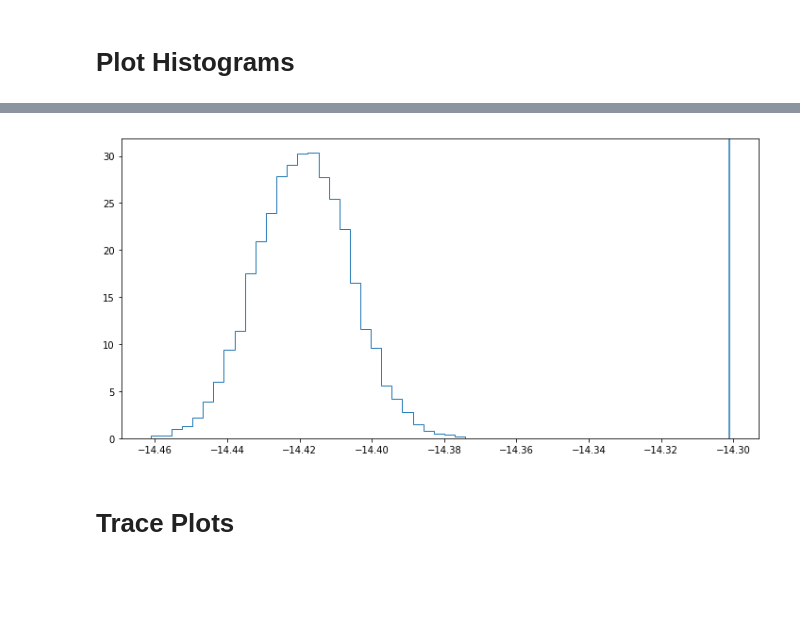
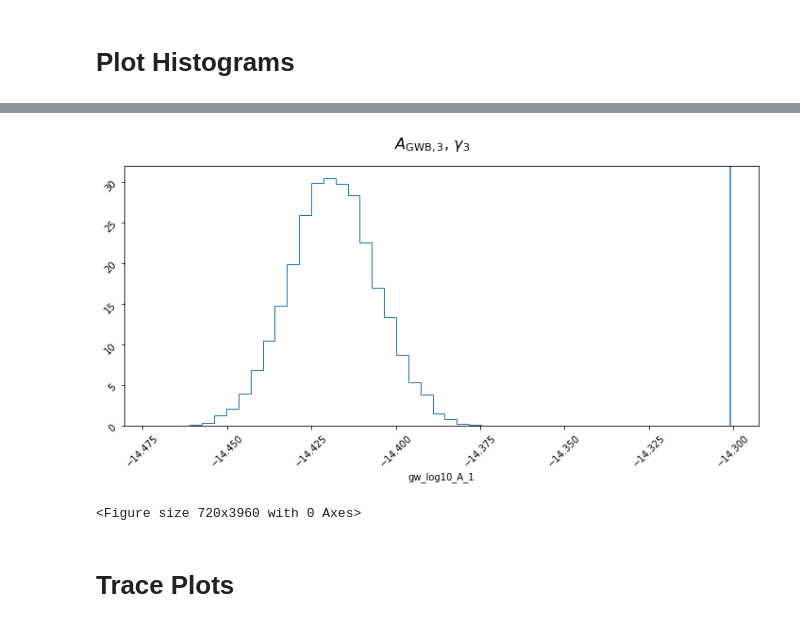
Before and after one commit to LBJ-Wade/NANOGrav, a Jupyter notebook: BackgroundInjections/Plotzv2.ipynb, the cells around one changed output, grey strips where cells are left out. Saved outputs shown, nothing was run; the diff lists cells and outputs as text; code cells hidden in the pictures; blank space fills up the shorter version.

Commit message:
Updating plotting for easier display

```diff
--- a/BackgroundInjections/Plotzv2.ipynb
+++ b/BackgroundInjections/Plotzv2.ipynb
@@ -133,7 +131,7 @@ plt.show()
 # Plot Histograms
 # %%
 #display all histograms for particular parameter (ie. red_noise_log10_A)
-def draw_histograms(data, labels, indices,figsize=(10,5),n_cols=2,truths=None):
+def draw_histograms(data, labels, indices,figsize=(10,5),n_cols=2,truths=None,title=None):
     #Takes in data (chain, already burned), labels (parameters), and indices of parameters we want to look at
     n_rows = int(len(indices)/n_cols)
     n_bins = 30
@@ -142,19 +140,30 @@ def draw_histograms(data, labels, indices,figsize=(10,5),n_cols=2,truths=None):
     if n_rows == 1:
         if n_cols == 1:
             axarr.hist(data[:,indices[ii]],bins=n_bins, density=True,histtype = 'step')
+            axarr.set_xlabel(labels[indices[ii]])
+            axarr.tick_params(rotation=45)
             if truths != None:
-                axarr.axvline(x=truths)
+                axarr.axvline(x=truths[ii])
         else:
             for j in range(n_cols):
                 axarr[j].hist(data[:,indices[ii]],bins=n_bins, density=True,histtype = 'step')
                 axarr[j].set_xlabel(labels[indices[ii]])
+                axarr[j].tick_params(rotation=45)
+                if truths != None:
+                    axarr[j].axvline(x=truths[ii])
                 ii += 1
     else:
         for i in range(n_rows):
             for j in range(n_cols):
                 axarr[i][j].hist(data[:,indices[ii]],bins=n_bins, density=True,histtype = 'step')
                 axarr[i][j].set_xlabel(labels[indices[ii]])
+                axarr[i][j].tick_params(rotation=45)
+                if truths != None:
+                    axarr[i][j].axvline(x=truths[ii])
                 ii += 1
+
+    if title != None:
+        fig.suptitle(title,y=1.05,fontsize=16)
     fig.tight_layout()
     plt.show()
 # %%
@@ -171,7 +189,8 @@ draw_histograms(chain_run_3[burn_run_3:],param_dict_run_3,indices_3,n_cols=1,tru
 # %%
-draw_histograms(chain_run_4[burn_run_4:],param_dict_run_4,indices_4,n_cols=1,truths=truths_4[0])
+title_4 = r'$A_{\rm GWB,3}$, $\gamma_{3}$'
+draw_histograms(chain_run_4[burn_run_4:],param_dict_run_4,indices_4,n_cols=1,truths=truths_4,title=title_4)
 # %% [output]
-[figure, old version]
+[figure, new version]
 # %%
 pulsar_indices_1 = range(0,len(param_dict_run_1)-2)
 pulsar_indices_1 = []
@@ -180,6 +199,8 @@ for i,param in enumerate(param_dict_run_1):
         pulsar_indices_1.append(i)
 # %%
 draw_histograms(chain_run_1[burn_run_1:],param_dict_run_1,pulsar_indices_1,figsize=(10,55))
+# %% [output]
+<Figure size 720x3960 with 0 Axes>
 # %% [markdown]
 # Trace Plots
 # %%
```
Also changed, not shown: parts of 15 cells of this notebook.
